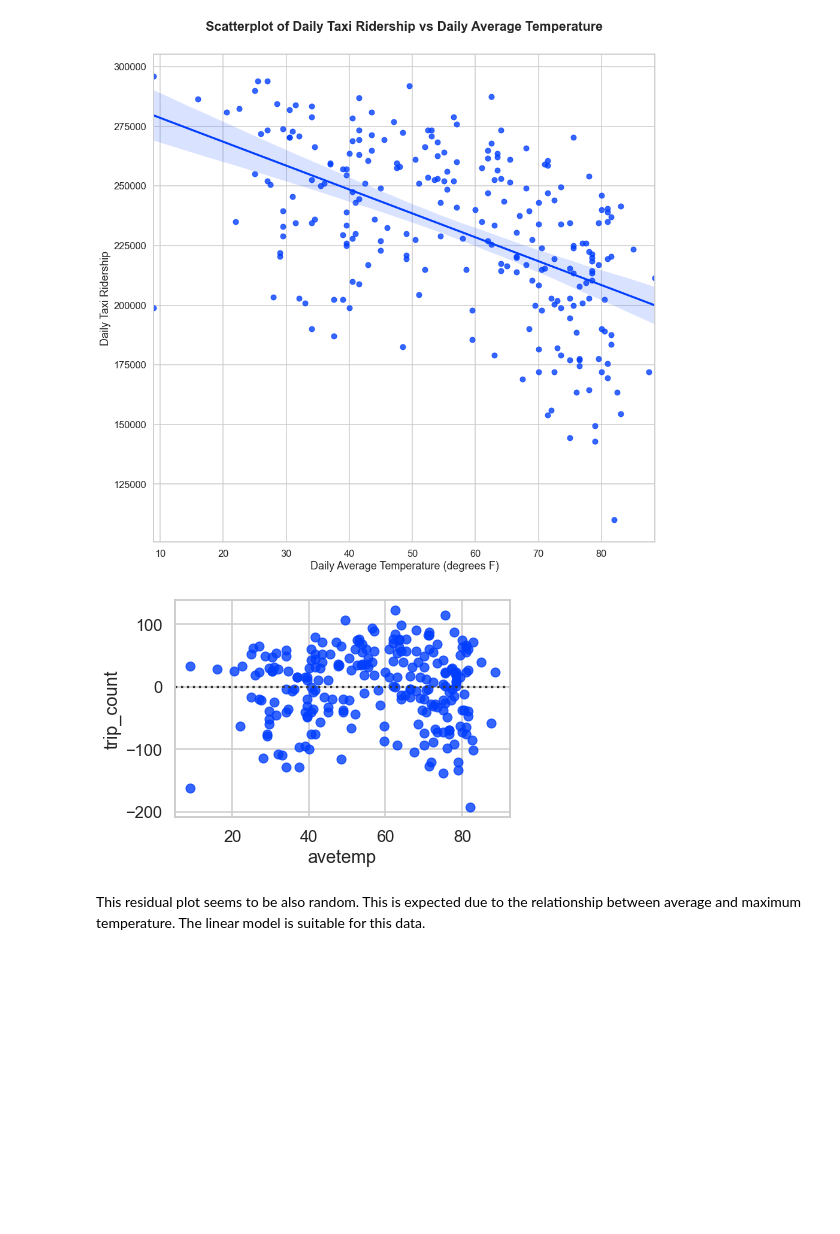
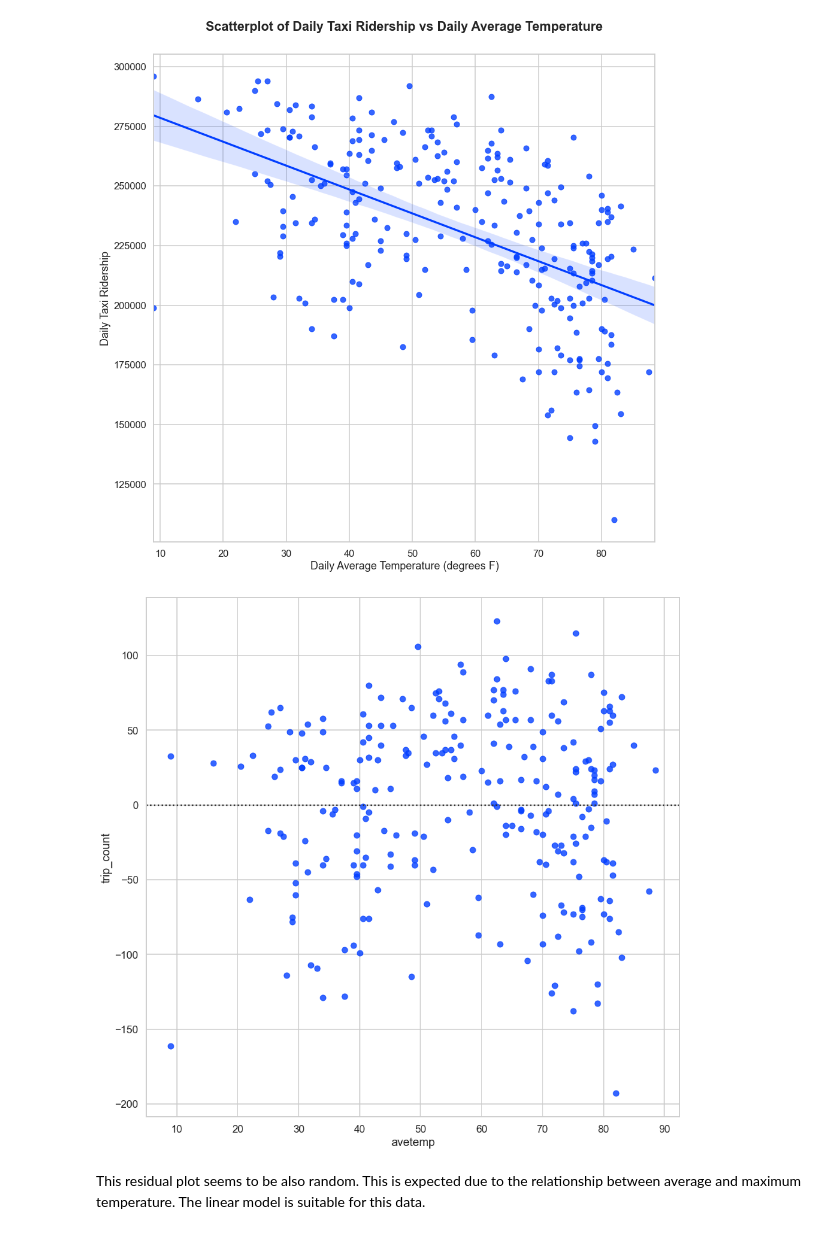
Before and after one commit to tzl4/INFO2950FinalProject, a Jupyter notebook: Final Project EDA.ipynb, the cells around one changed output. Drawn from its saved outputs; the diff is of its cells as text; code cells hidden in the pictures; blank space fills up the shorter version.

```diff
--- a/Final Project EDA.ipynb
+++ b/Final Project EDA.ipynb
@@ -242,10 +243,11 @@ plt.show()
 # %% [output]
 [figure]
 # %%
+plt.figure(figsize=(15,15))
 sns.residplot(trip_count_weather_by_date_df["avetemp"],trip_count_weather_by_date_df["trip_count"])
 plt.show()
 # %% [output]
-[figure, old version]
+[figure, new version]
 # %% [markdown]
 This residual plot seems to be also random. This is expected due to the relationship between average and maximum temperature. The linear model is suitable for this data.
 # %%
```
Also changed, not shown: parts of 2 cells of this notebook.
